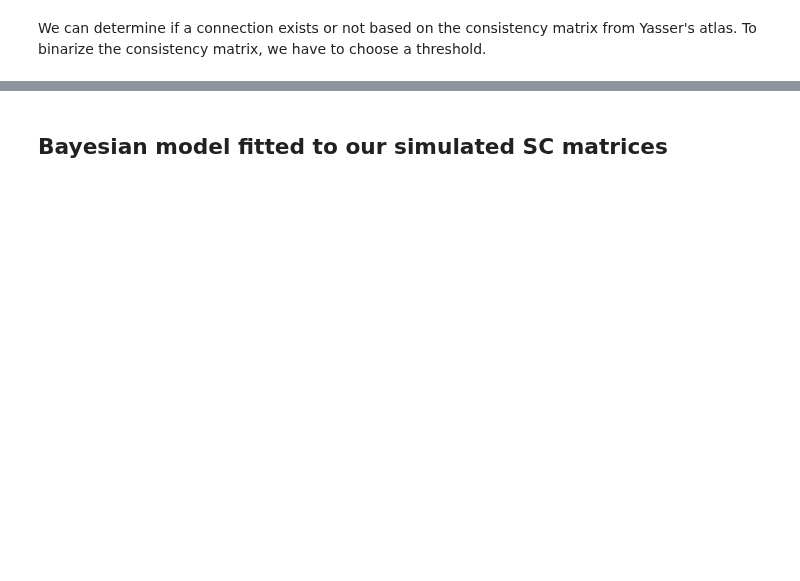
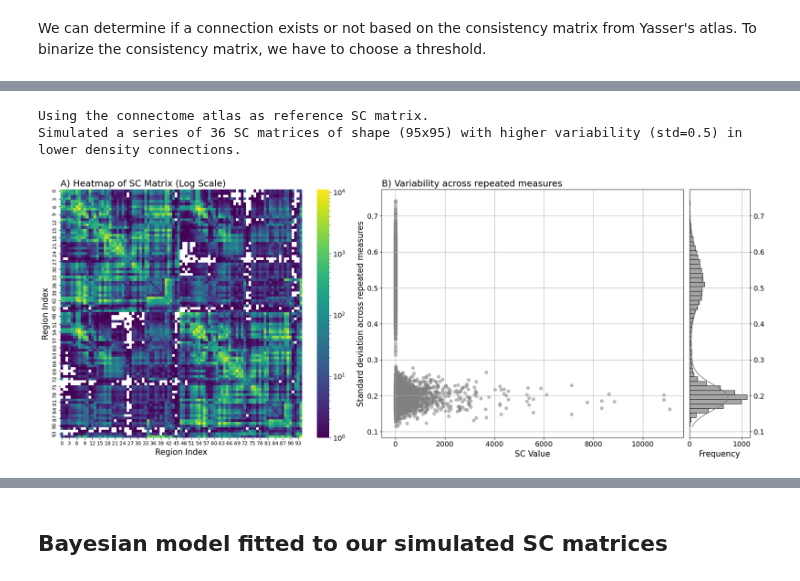
Before and after one commit to oesteban/hcph-sops, a Jupyter notebook: docs/analysis/bayesian_modeling_sc.ipynb, the cells around one changed output, grey strips where cells are left out. Cells and saved outputs as stored; diff of their text form; code cells hidden in the pictures; blank space fills up the shorter version.

```diff
--- a/docs/analysis/bayesian_modeling_sc.ipynb
+++ b/docs/analysis/bayesian_modeling_sc.ipynb
@@ -79,3 +77,47 @@ Threshold to binarize consistency matrix: 15.0
+# %%
+from matplotlib.colors import LogNorm
+
+# Load simulated SC
+SC_matrices, noise = simulate_sc_density_bias(atlas_path=atlas_path, connectome_atlas_as_ref=True, num_sessions=36, atlas_dim=5)
+#SC_matrices, noise = simulate_sc_density_bias(atlas_path=atlas_path)
+num_sessions = SC_matrices.shape[0]
+atlas_dim = SC_matrices.shape[1]
+
+ref_SC_matrix = density_matrix
+
+variability = np.std(SC_matrices, axis=0)
+
+fig, (ax_heatmap, ax_scatter) = plt.subplots(1, 2, figsize=(20, 8), gridspec_kw={'width_ratios': [1, 1]})
+
+# Heatmap of the density matrix
+sns.heatmap(ref_SC_matrix, cmap='viridis', cbar=True, norm=LogNorm(vmin=np.nanmin(ref_SC_matrix[ref_SC_matrix > 0]), vmax=np.nanmax(ref_SC_matrix)), ax=ax_heatmap)
+ax_heatmap.set_title('A) Heatmap of SC Matrix (Log Scale)', fontsize=18, loc='left')
+ax_heatmap.set_xlabel('Region Index', fontsize=16)
+ax_heatmap.set_ylabel('Region Index', fontsize=16)
+cbar = ax_heatmap.collections[0].colorbar
+cbar.ax.tick_params(labelsize=14)
+
+# Scatter plot
+scatter = ax_scatter.scatter(ref_SC_matrix.flatten(), variability.flatten(), alpha=0.5, color='grey')
+ax_scatter.set_title('B) Variability across repeated measures', fontsize=18, loc='left')
+ax_scatter.set_xlabel('SC Value', fontsize=16)
+ax_scatter.set_ylabel('Standard deviation across repeated measures', fontsize=16)
+ax_scatter.tick_params(axis='both', which='major', labelsize=14)
+ax_scatter.grid(True)
+
+# Add distribution of variability as a marginal histogram on the right
+ax_hist = ax_scatter.inset_axes([1.02, 0, 0.2, 1])  # [x, y, width, height] relative to ax_scatter
+sns.histplot(y=variability.flatten(), bins=50, color='grey', alpha=0.7, kde=True, ax=ax_hist)
+ax_hist.set_xlabel('Frequency', fontsize=16)
+ax_hist.tick_params(axis='both', which='major', labelsize=14, right=True, labelright=True, left=False, labelleft=False)
+ax_hist.grid(True)
+
+plt.tight_layout()
+plt.show()
+# %% [output]
+Using the connectome atlas as reference SC matrix.
+Simulated a series of 36 SC matrices of shape (95x95) with higher variability (std=0.5) in lower density connections.
+[figure, added]
 # %%
 # Compute the percentage of zero connections
 zero_connections_percentage = np.sum(consistency_matrix < threshold) / consistency_matrix.size * 100
```
Also changed, not shown: parts of 8 cells of this notebook, 3 other files.
